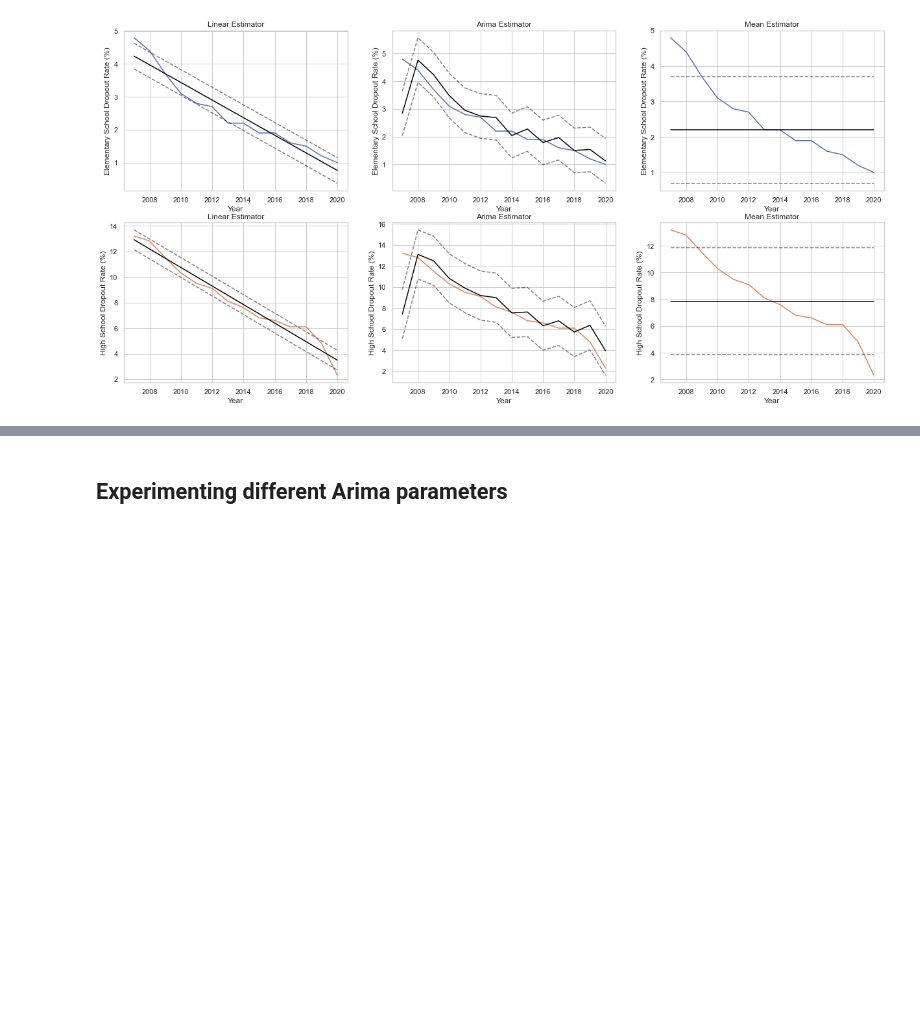
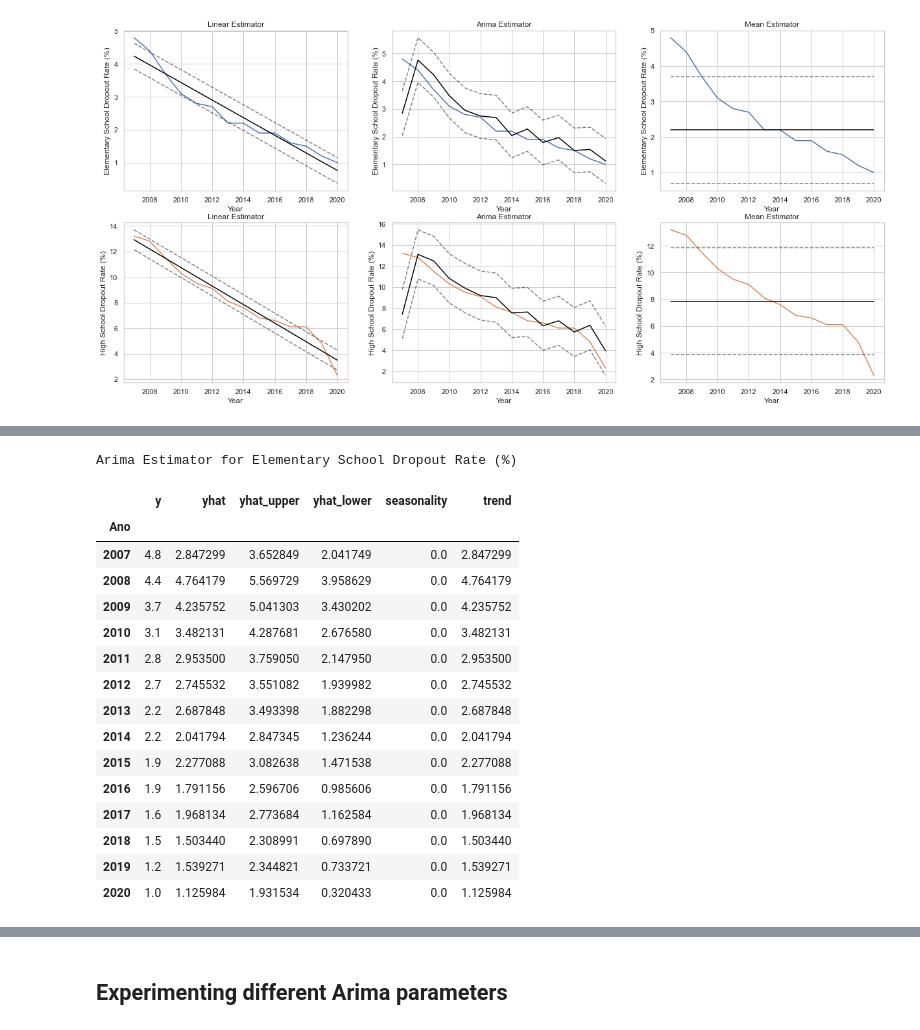
Before and after one commit to aianshay/covid-impacts-on-education, a Jupyter notebook: viz_rq5.ipynb, the cells around one changed output, grey strips where cells are left out. Cells and saved outputs as stored; diff of their text form; code cells hidden in the pictures; blank space fills up the shorter version.

```diff
--- a/viz_rq5.ipynb
+++ b/viz_rq5.ipynb
@@ -439,0 +464,22 @@ plot_grid([[plot_results, plotting_info] for plotting_info in plotting_infos], n
+# %%
+index += 1
+print(f"{plotting_infos[index]['title']} for {plotting_infos[index]['ylabel']}")
+plotting_infos[index]['fitted_df']
+# %% [output]
+Arima Estimator for Elementary School Dropout Rate (%)
+|  | y | yhat | yhat_upper | yhat_lower | seasonality | trend |
+| Ano |  |  |  |  |  |  |
+| 2007 | 4.8 | 2.847299 | 3.652849 | 2.041749 | 0.0 | 2.847299 |
+| 2008 | 4.4 | 4.764179 | 5.569729 | 3.958629 | 0.0 | 4.764179 |
+| 2009 | 3.7 | 4.235752 | 5.041303 | 3.430202 | 0.0 | 4.235752 |
+| 2010 | 3.1 | 3.482131 | 4.287681 | 2.676580 | 0.0 | 3.482131 |
+| 2011 | 2.8 | 2.953500 | 3.759050 | 2.147950 | 0.0 | 2.953500 |
+| 2012 | 2.7 | 2.745532 | 3.551082 | 1.939982 | 0.0 | 2.745532 |
+| 2013 | 2.2 | 2.687848 | 3.493398 | 1.882298 | 0.0 | 2.687848 |
+| 2014 | 2.2 | 2.041794 | 2.847345 | 1.236244 | 0.0 | 2.041794 |
+| 2015 | 1.9 | 2.277088 | 3.082638 | 1.471538 | 0.0 | 2.277088 |
+| 2016 | 1.9 | 1.791156 | 2.596706 | 0.985606 | 0.0 | 1.791156 |
+| 2017 | 1.6 | 1.968134 | 2.773684 | 1.162584 | 0.0 | 1.968134 |
+| 2018 | 1.5 | 1.503440 | 2.308991 | 0.697890 | 0.0 | 1.503440 |
+| 2019 | 1.2 | 1.539271 | 2.344821 | 0.733721 | 0.0 | 1.539271 |
+| 2020 | 1.0 | 1.125984 | 1.931534 | 0.320433 | 0.0 | 1.125984 |
```
Also changed, not shown: parts of 6 cells of this notebook.
